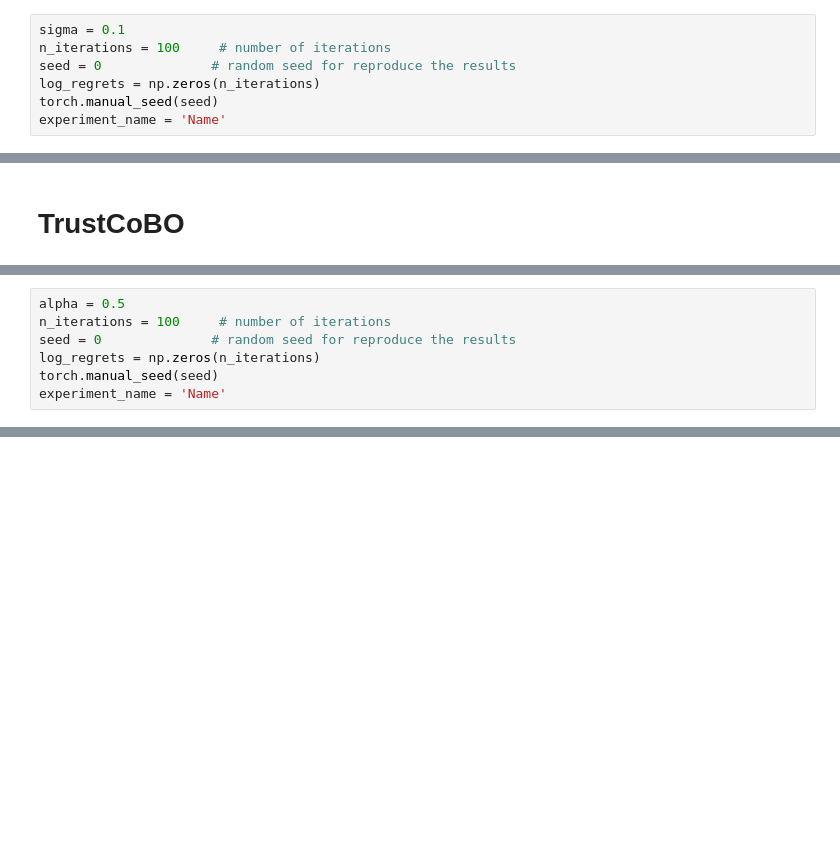
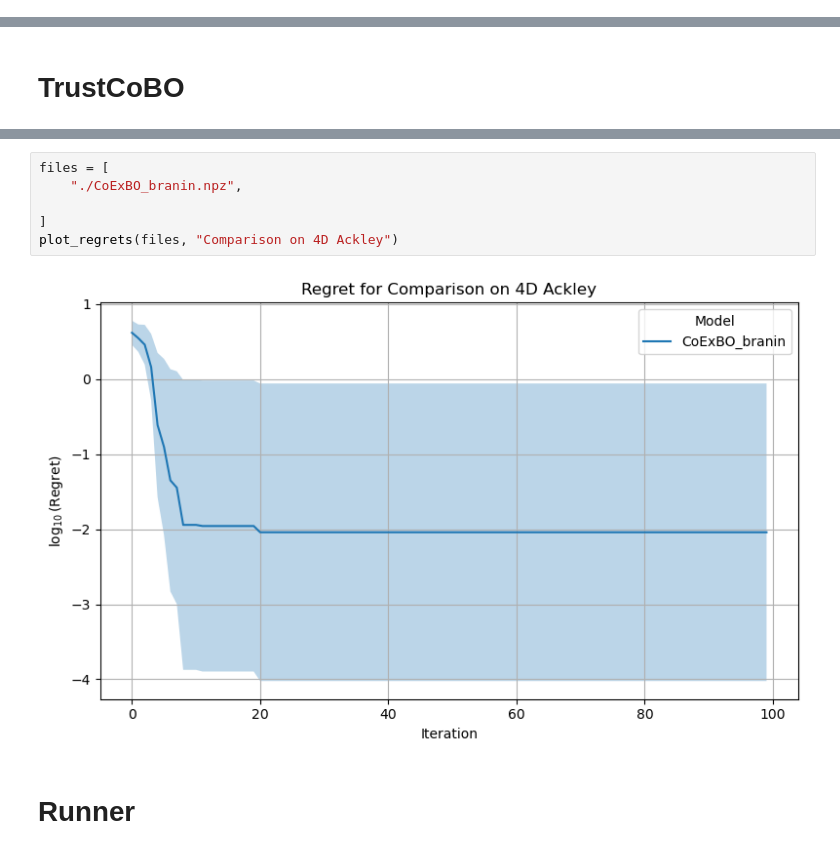
Before and after one commit to mauri9rivera/ExplainableBO, a Jupyter notebook: Synthetic_Experiments.ipynb, the cells around one changed output, grey strips where cells are left out. Drawn from its saved outputs; the diff is of its cells as text; blank space fills up the shorter version.

```diff
--- a/Synthetic_Experiments.ipynb
+++ b/Synthetic_Experiments.ipynb
@@ -342,9 +390,2 @@ results = torch.tensor(results)
 # %% [markdown]
 # PIBO
-# %%
-sigma = 0.1
-n_iterations = 100     # number of iterations
-seed = 0              # random seed for reproduce the results
-log_regrets = np.zeros(n_iterations)
-torch.manual_seed(seed)
-experiment_name = 'Name'
@@ -373,7 +431,0 @@ TODO: Verify the arguments
-# %%
-alpha = 0.5
-n_iterations = 100     # number of iterations
-seed = 0              # random seed for reproduce the results
-log_regrets = np.zeros(n_iterations)
-torch.manual_seed(seed)
-experiment_name = 'Name'
@@ -398,0 +556,10 @@ AttributeError: 'NoneType' object has no attribute 'alpha'
+# %%
+files = [
+    "./CoExBO_branin.npz",
+
+]
+plot_regrets(files, "Comparison on 4D Ackley")
+# %% [output]
+[figure, added]
+# %% [markdown]
+# Runner
```
Also changed, not shown: parts of 28 cells of this notebook, 3 other files.
